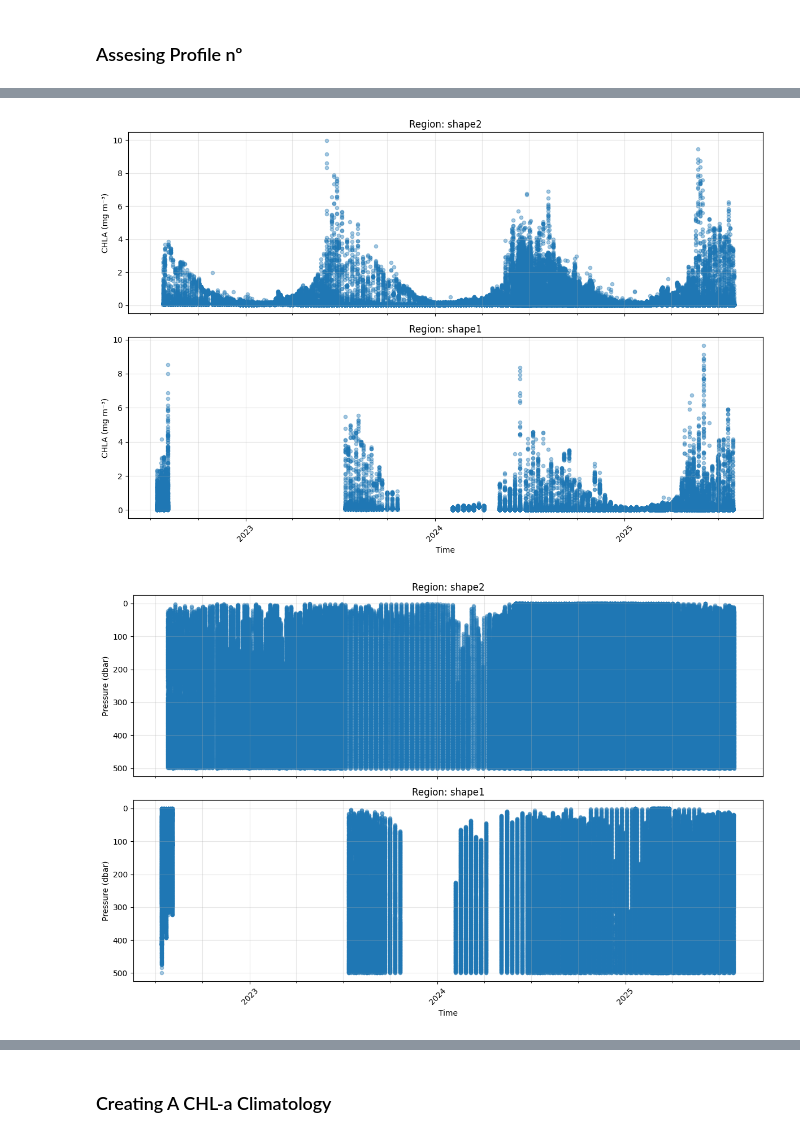
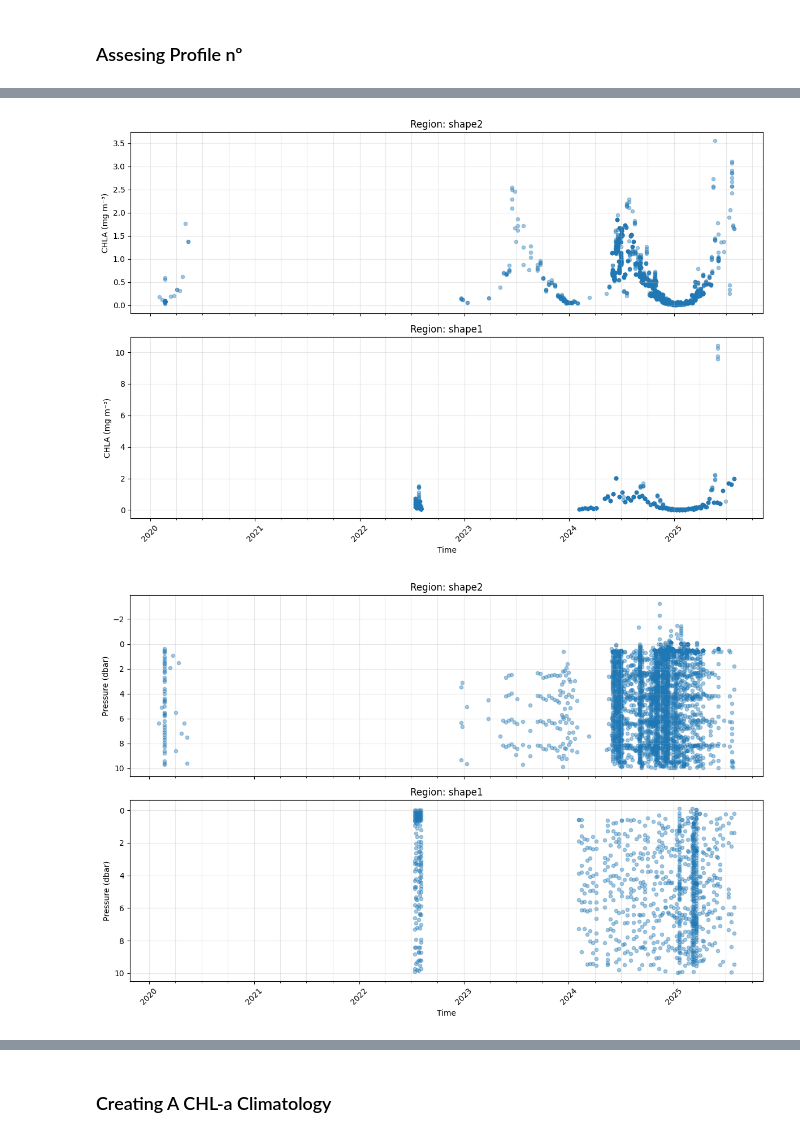
Before and after one commit to ROYVNZ/Mas, a Jupyter notebook: scripts/BGC_Troubleshooting.ipynb, the cells around one changed output, grey strips where cells are left out. Saved outputs shown, nothing was run; the diff lists cells and outputs as text; code cells hidden in the pictures.

```diff
--- a/scripts/BGC_Troubleshooting.ipynb
+++ b/scripts/BGC_Troubleshooting.ipynb
@@ -58,7 +45,7 @@ df.write_parquet('../data/argo/Region/Regional_BGC-Argo_CHLA_Tablet(filtered).pa
 # Filtering the between 10m to 500m. (Including, typical euphotic zone depth and avoiding surface [<10m] Tanner et al. 2024)
 # Sorting by Depth and profile
 df_filtered = (
-    df.filter((pl.col('PRES') >= 30) & (pl.col('PRES') <= 300))
+    df.filter((pl.col('PRES_ADJUSTED') >= 0) & (pl.col('PRES_ADJUSTED') <= 500))
       .sort(['PLATFORM_NUMBER', 'CYCLE_NUMBER', 'PRES'])
 )
 
@@ -72,8 +59,8 @@ integrated = (
     .map_groups(lambda g: pl.DataFrame({
         "PLATFORM_NUMBER": [g["PLATFORM_NUMBER"][0]],
         "CYCLE_NUMBER": [g["CYCLE_NUMBER"][0]],
-        "DEPTH_INT_CHL": [np.trapezoid(g["CHLA"].to_numpy(), # Trapezoid integration is consistant with other integration methods (Tanner et al. 2024))
-                                   g["PRES"].to_numpy())]
+        "DEPTH_INT_CHL": [np.trapezoid(g["CHLA_ADJUSTED"].to_numpy(), # Trapezoid integration is consistant with other integration methods (Tanner et al. 2024))
+                                   g["PRES_ADJUSTED"].to_numpy())]
     }))
 )
 
@@ -105,7 +92,7 @@ profiles = (
         "LATITUDE",
         "LONGITUDE",
         "region",
-        "PRES"
+        "PRES_ADJUSTED"
     ])
     .unique(subset=["PLATFORM_NUMBER", "CYCLE_NUMBER"])
     .filter(pl.col("DEPTH_INT_CHL").is_not_null())
@@ -290,5 +277,5 @@ plt.show()
 # %%
-pres_plot = df.select("PLATFORM_NUMBER", "CYCLE_NUMBER", "TIME", "PRES", "CHLA", "region").to_pandas()
+pres_plot = df.select("PLATFORM_NUMBER", "CYCLE_NUMBER", "TIME", "PRES_ADJUSTED", "CHLA_ADJUSTED", "region").to_pandas()
 
 fig, axes = plt.subplots(n, 1, figsize=(12, 4 * n), sharex=True)
 
@@ -296,7 +283,7 @@ for ax, region_name in zip(axes, regions):
     grp = pres_plot[pres_plot["region"] == region_name]
     ax.scatter(
         grp["TIME"],
-        grp["CHLA"],
+        grp["CHLA_ADJUSTED"],
         alpha=0.4,
         s=20
     )
@@ -316,38 +303,38 @@ plt.xticks(rotation=45)
 plt.tight_layout()
 plt.show()
 # %% [output]
-[figure, old version]
+[figure, new version]
 # %%
 # Filtering variables and plotting Pressure profiles per region (asses depth coverage)
 
 fig, axes = plt.subplots(n, 1, figsize=(12, 4 * n), sharex=True)
 
 for ax, region_name in zip(axes, regions):
     grp = pres_plot[pres_plot["region"] == region_name]
     ax.scatter(
         grp["TIME"],
-        grp["PRES"],
+        grp["PRES_ADJUSTED"],
         alpha=0.4,
         s=20
     )
     #ax.set_yscale("log")
     ax.set_ylabel("Pressure (dbar)")
     ax.set_title(f"Region: {region_name}")
     ax.grid(True, which="both", alpha=0.3)
 
     ax.invert_yaxis()
 
 # Common x-axis formatting
 axes[-1].set_xlabel("Time")
 axes[-1].xaxis.set_major_locator(mdates.YearLocator())
 axes[-1].xaxis.set_minor_locator(mdates.MonthLocator(interval=3))
 axes[-1].xaxis.set_major_formatter(mdates.DateFormatter("%Y"))
 plt.xticks(rotation=45)
 
 plt.tight_layout()
 plt.show()
 # %% [output]
-[figure, old version]
+[figure, new version]
 # %%
 fig, axes = plt.subplots(n, 1, figsize=(12, 4 * n), sharex=True)
 
```
Also changed, not shown: parts of 14 cells of this notebook, 6 other files.
